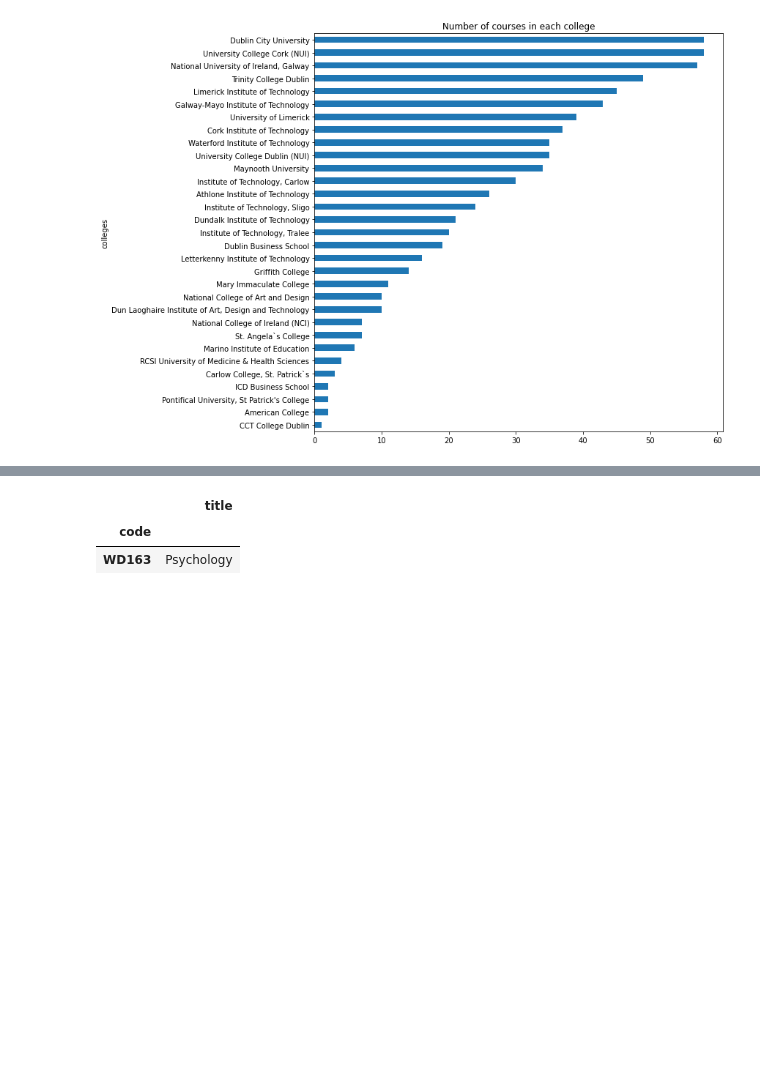
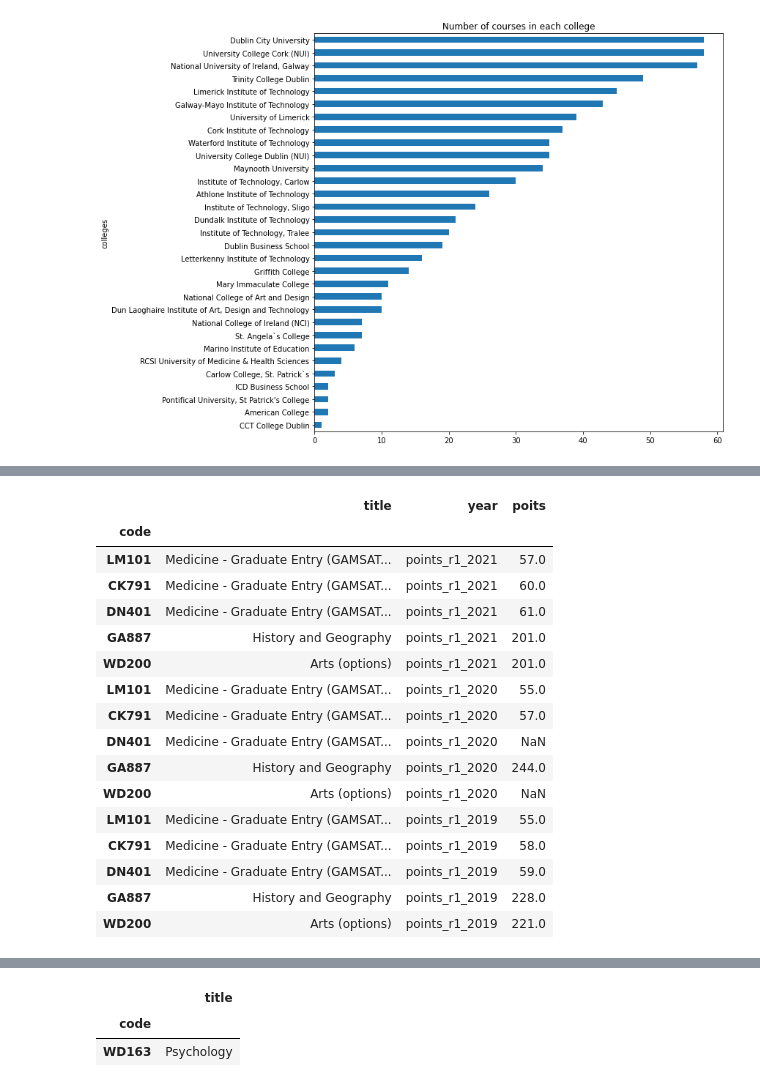
Before and after one commit to angelinka/Fundamentals-of-Data-Analysis, a Jupyter notebook: cao.ipynb, the cells around one changed output, grey strips where cells are left out. Cells and saved outputs as stored; diff of their text form; code cells hidden in the pictures; blank space fills up the shorter version.

```diff
--- a/cao.ipynb
+++ b/cao.ipynb
@@ -875,0 +880,23 @@ merged.head()
+# %%
+df_small = small.melt( id_vars = 'title', value_vars= ['points_r1_2021', 'points_r1_2020', 'points_r1_2019'], var_name = 'year', value_name = 'poits', ignore_index=False)
+#df_large.fillna(0)
+
+df_small
+# %% [output]
+|  | title | year | poits |
+| code |  |  |  |
+| LM101 | Medicine - Graduate Entry (GAMSAT... | points_r1_2021 | 57.0 |
+| CK791 | Medicine - Graduate Entry (GAMSAT... | points_r1_2021 | 60.0 |
+| DN401 | Medicine - Graduate Entry (GAMSAT... | points_r1_2021 | 61.0 |
+| GA887 | History and Geography | points_r1_2021 | 201.0 |
+| WD200 | Arts (options) | points_r1_2021 | 201.0 |
+| LM101 | Medicine - Graduate Entry (GAMSAT... | points_r1_2020 | 55.0 |
+| CK791 | Medicine - Graduate Entry (GAMSAT... | points_r1_2020 | 57.0 |
+| DN401 | Medicine - Graduate Entry (GAMSAT... | points_r1_2020 | NaN |
+| GA887 | History and Geography | points_r1_2020 | 244.0 |
+| WD200 | Arts (options) | points_r1_2020 | NaN |
+| LM101 | Medicine - Graduate Entry (GAMSAT... | points_r1_2019 | 55.0 |
+| CK791 | Medicine - Graduate Entry (GAMSAT... | points_r1_2019 | 58.0 |
+| DN401 | Medicine - Graduate Entry (GAMSAT... | points_r1_2019 | 59.0 |
+| GA887 | History and Geography | points_r1_2019 | 228.0 |
+| WD200 | Arts (options) | points_r1_2019 | 221.0 |
```
Also changed, not shown: parts of 7 cells of this notebook.
